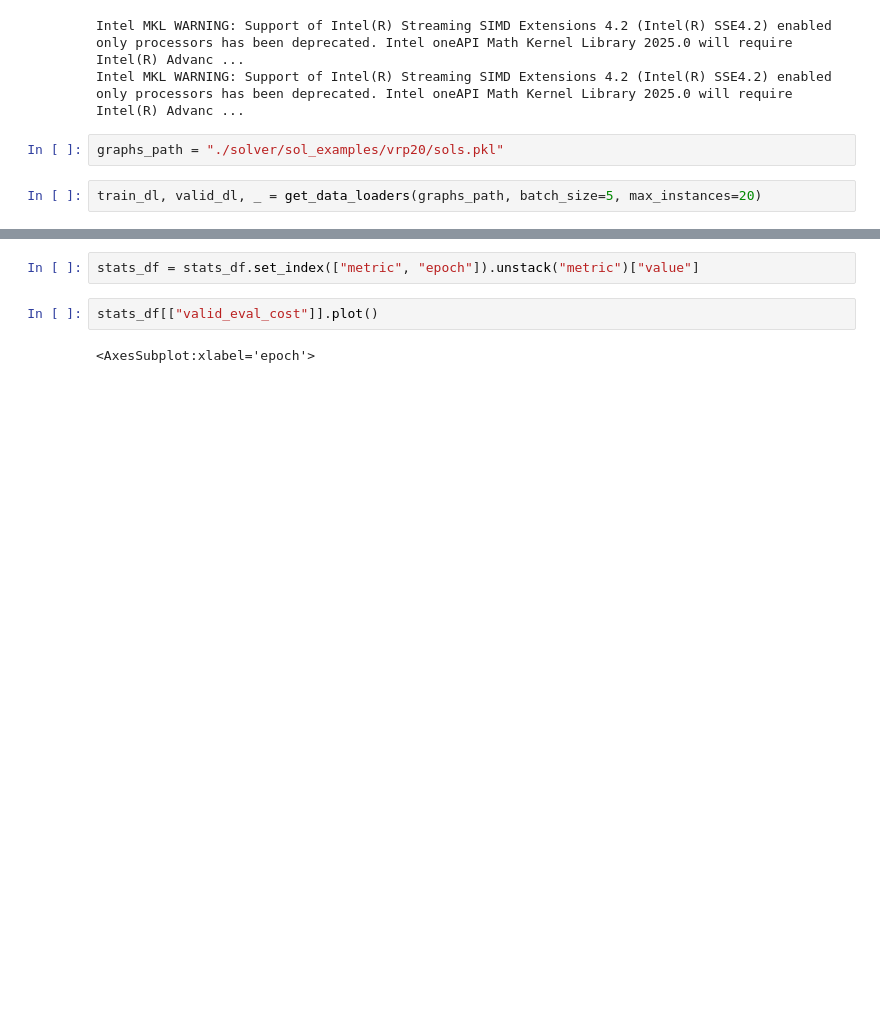
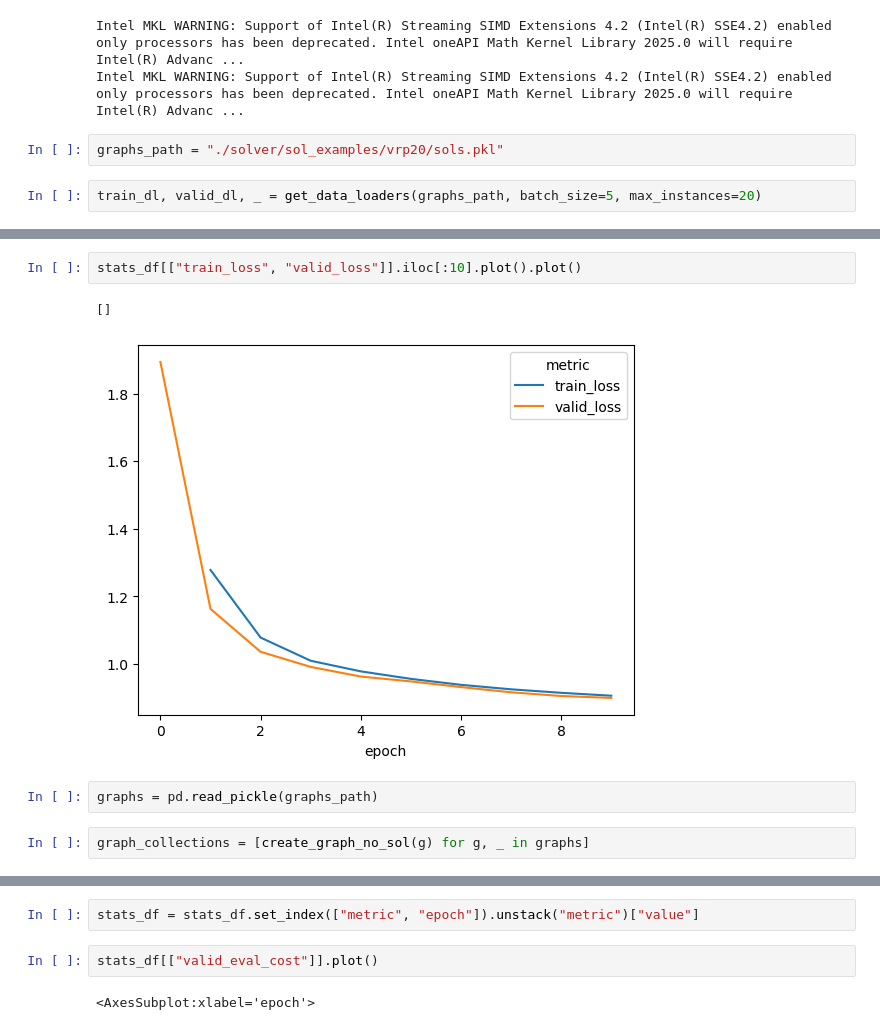
Before and after one commit to robgarct/cs224w, a Jupyter notebook: testing_end_to_end.ipynb, the cells around one changed output, grey strips where cells are left out. Cells and saved outputs as stored; diff of their text form; blank space fills up the shorter version.

```diff
--- a/testing_end_to_end.ipynb
+++ b/testing_end_to_end.ipynb
@@ -20,0 +84,9 @@ train_dl, valid_dl, _ = get_data_loaders(graphs_path, batch_size=5, max_instance
+# %%
+stats_df[["train_loss", "valid_loss"]].iloc[:10].plot().plot()
+# %% [output]
+[]
+[figure, added]
+# %%
+graphs = pd.read_pickle(graphs_path)
+# %%
+graph_collections = [create_graph_no_sol(g) for g, _ in graphs]
```
Also changed, not shown: parts of 39 cells of this notebook, 4 other files.
